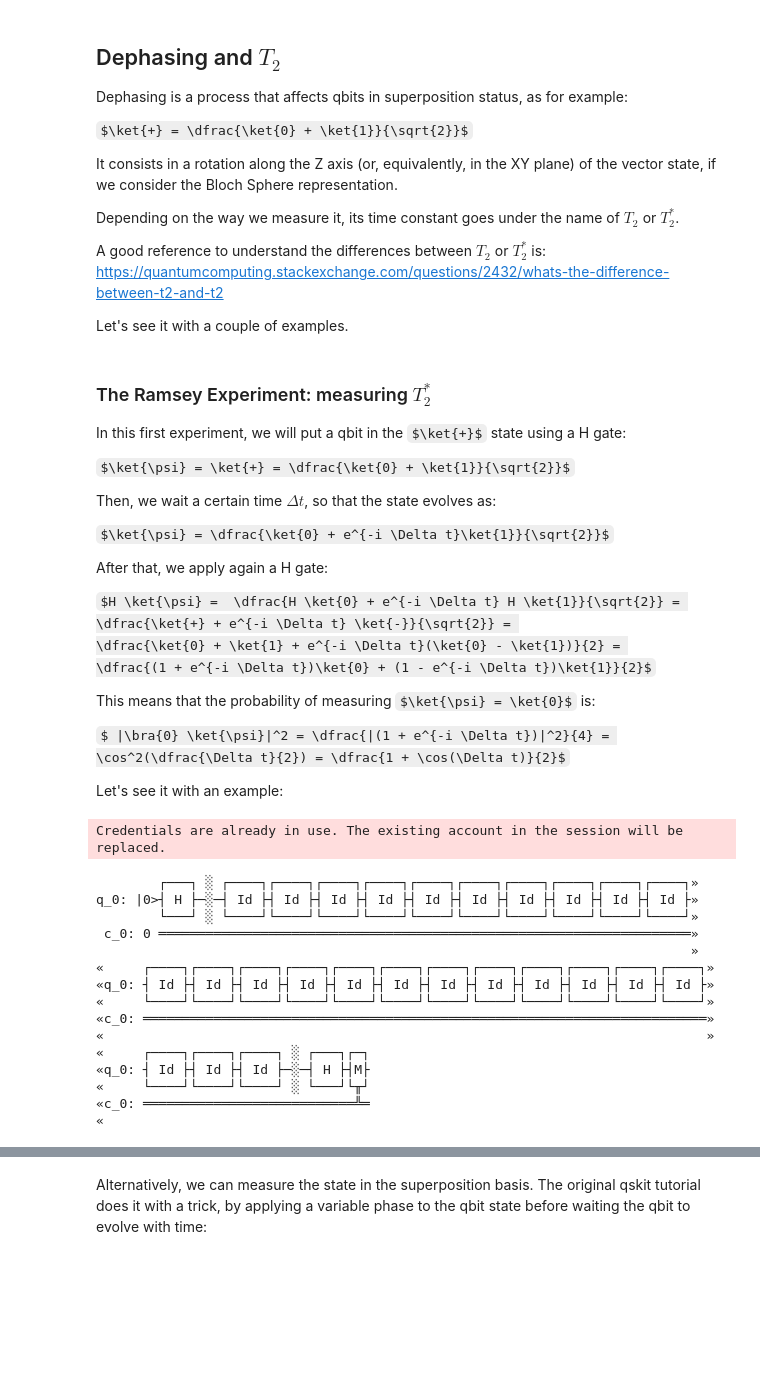
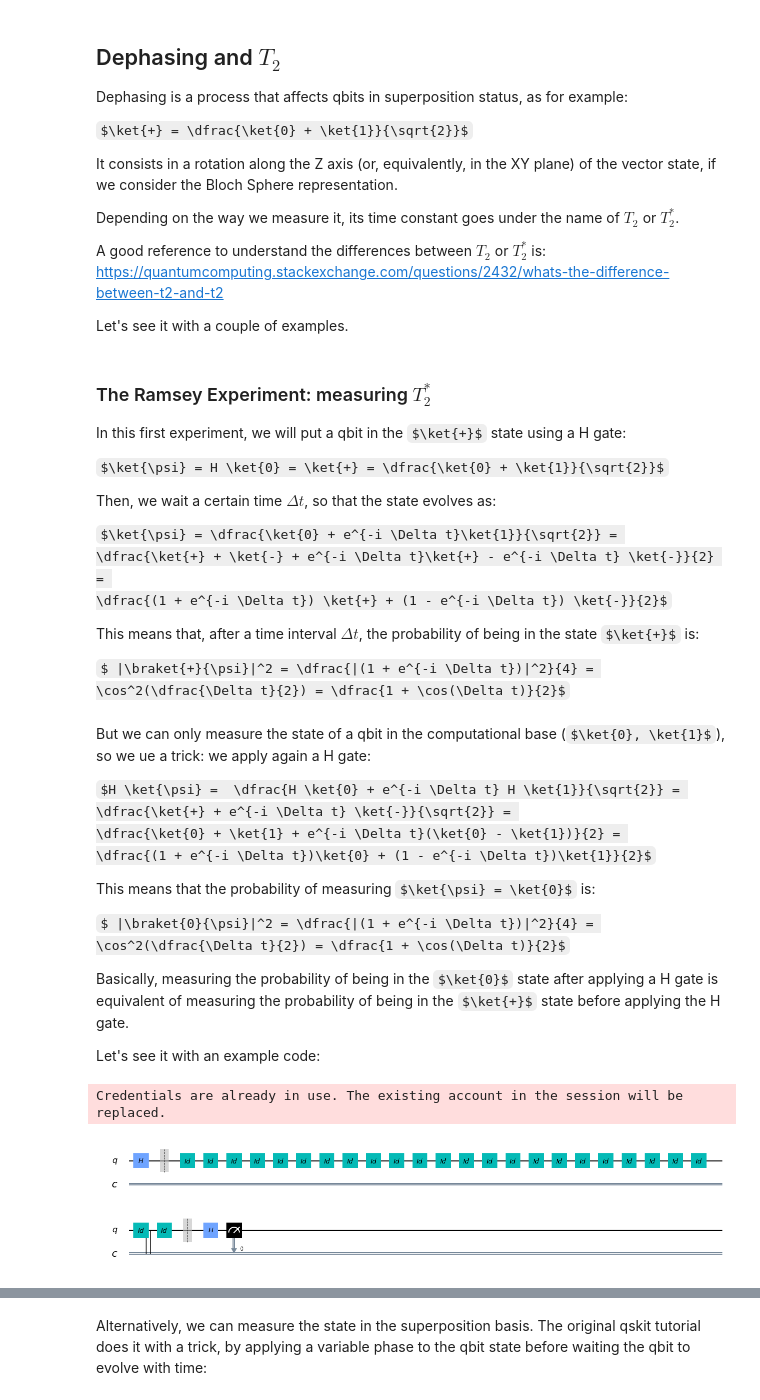
Before and after one commit to NTrevisani/DataScienceMaster, a Jupyter notebook: QuantumComputing/4_Qbits_decoherence.ipynb, the cells around one changed output, grey strips where cells are left out. Saved outputs shown, nothing was run; the diff lists cells and outputs as text; code cells hidden in the pictures; some formulas as TeX source; blank space fills up the shorter version.

```diff
--- a/QuantumComputing/4_Qbits_decoherence.ipynb
+++ b/QuantumComputing/4_Qbits_decoherence.ipynb
@@ -132,25 +113,34 @@ Let's see it with a couple of examples.
 
 In this first experiment, we will put a qbit in the $\ket{+}$ state using a H gate:
 
-$\ket{\psi} = \ket{+} = \dfrac{\ket{0} + \ket{1}}{\sqrt{2}}$
+$\ket{\psi} = H \ket{0} = \ket{+} = \dfrac{\ket{0} + \ket{1}}{\sqrt{2}}$
 
 Then, we wait a certain time $\Delta t$, so that the state evolves as:
 
-$\ket{\psi} = \dfrac{\ket{0} + e^{-i \Delta t}\ket{1}}{\sqrt{2}}$
+$\ket{\psi} = \dfrac{\ket{0} + e^{-i \Delta t}\ket{1}}{\sqrt{2}} =
+\dfrac{\ket{+} + \ket{-} + e^{-i \Delta t}\ket{+} - e^{-i \Delta t} \ket{-}}{2} =
+\dfrac{(1 + e^{-i \Delta t}) \ket{+} + (1 - e^{-i \Delta t}) \ket{-}}{2}$
 
-After that, we apply again a H gate:
+This means that, after a time interval $\Delta t$, the probability of being in the state $\ket{+}$ is:
 
-$H \ket{\psi} =  \dfrac{H \ket{0} + e^{-i \Delta t} H \ket{1}}{\sqrt{2}} =
-\dfrac{\ket{+} + e^{-i \Delta t} \ket{-}}{\sqrt{2}} =
-\dfrac{\ket{0} + \ket{1} + e^{-i \Delta t}(\ket{0} - \ket{1})}{2} =
-\dfrac{(1 + e^{-i \Delta t})\ket{0} + (1 - e^{-i \Delta t})\ket{1}}{2}$
-
-This means that the probability of measuring $\ket{\psi} = \ket{0}$ is:
-
-$ |\bra{0} \ket{\psi}|^2 = \dfrac{|(1 + e^{-i \Delta t})|^2}{4} =
+$ |\braket{+}{\psi}|^2 = \dfrac{|(1 + e^{-i \Delta t})|^2}{4} =
 \cos^2(\dfrac{\Delta t}{2}) = \dfrac{1 + \cos(\Delta t)}{2}$
-
-Let's see it with an example:
+# %% [markdown]
+But we can only measure the state of a qbit in the computational base ($\ket{0}, \ket{1}$), so we ue a trick: we apply again a H gate:
+
+$H \ket{\psi} =  \dfrac{H \ket{0} + e^{-i \Delta t} H \ket{1}}{\sqrt{2}} =
+\dfrac{\ket{+} + e^{-i \Delta t} \ket{-}}{\sqrt{2}} =
+\dfrac{\ket{0} + \ket{1} + e^{-i \Delta t}(\ket{0} - \ket{1})}{2} =
+\dfrac{(1 + e^{-i \Delta t})\ket{0} + (1 - e^{-i \Delta t})\ket{1}}{2}$
+
+This means that the probability of measuring $\ket{\psi} = \ket{0}$ is:
+
+$ |\braket{0}{\psi}|^2 = \dfrac{|(1 + e^{-i \Delta t})|^2}{4} =
+\cos^2(\dfrac{\Delta t}{2}) = \dfrac{1 + \cos(\Delta t)}{2}$
+
+Basically, measuring the probability of being in the $\ket{0}$ state after applying a H gate is equivalent of measuring the probability of being in the $\ket{+}$ state before applying the H gate.
+
+Let's see it with an example code:
 # %%
 # t2_ramsey.py
 import numpy as np
@@ -181,26 +171,14 @@ for exp_index in exp_vector:
         middle.iden(0)
     circuits.append(pre + middle + meas_x)
 # %%
+from qiskit.visualization import plot_histogram
+
 # Draw the first circuit
 # this is the one with less Id gates,
 # or the one that takes less time to measure the qbit state
-circuits[0].draw()
+circuits[0].draw(output='mpl')
 # %% [output]
-        ┌───┐ ░ ┌────┐┌────┐┌────┐┌────┐┌────┐┌────┐┌────┐┌────┐┌────┐┌────┐»
-q_0: |0>┤ H ├─░─┤ Id ├┤ Id ├┤ Id ├┤ Id ├┤ Id ├┤ Id ├┤ Id ├┤ Id ├┤ Id ├┤ Id ├»
-        └───┘ ░ └────┘└────┘└────┘└────┘└────┘└────┘└────┘└────┘└────┘└────┘»
- c_0: 0 ════════════════════════════════════════════════════════════════════»
-                                                                            »
-«     ┌────┐┌────┐┌────┐┌────┐┌────┐┌────┐┌────┐┌────┐┌────┐┌────┐┌────┐┌────┐»
-«q_0: ┤ Id ├┤ Id ├┤ Id ├┤ Id ├┤ Id ├┤ Id ├┤ Id ├┤ Id ├┤ Id ├┤ Id ├┤ Id ├┤ Id ├»
-«     └────┘└────┘└────┘└────┘└────┘└────┘└────┘└────┘└────┘└────┘└────┘└────┘»
-«c_0: ════════════════════════════════════════════════════════════════════════»
-«                                                                             »
-«     ┌────┐┌────┐┌────┐ ░ ┌───┐┌─┐
-«q_0: ┤ Id ├┤ Id ├┤ Id ├─░─┤ H ├┤M├
-«     └────┘└────┘└────┘ ░ └───┘└╥┘
-«c_0: ═══════════════════════════╩═
-«
+[figure, added]
 # %%
 # Execute the circuits
 shots = 1024
```
Also changed, not shown: parts of 17 cells of this notebook, 2 other files.
